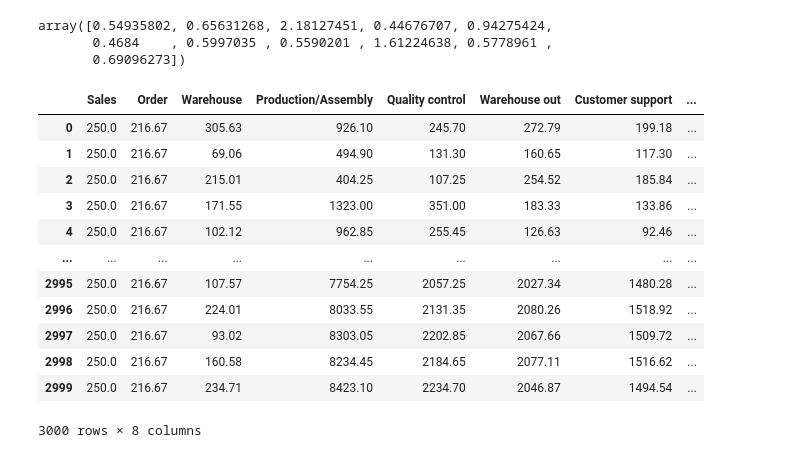
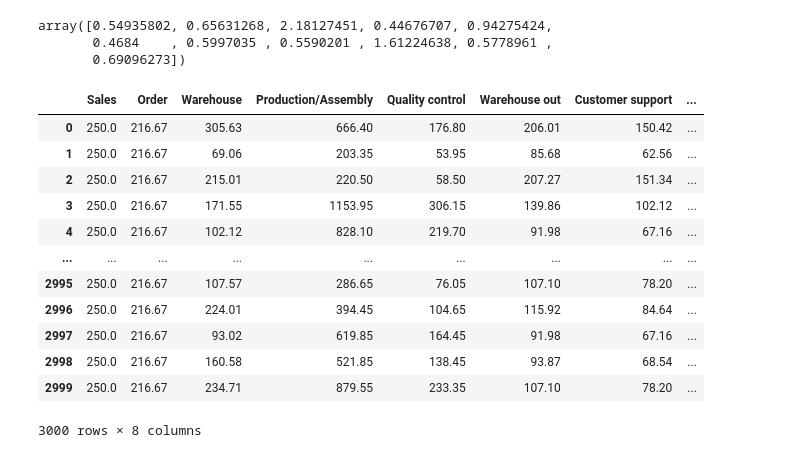
Before and after one commit to PaulineMalaguti/EBA3630, a Jupyter notebook: Customer Profitability Index/Problem 2/2customerprofitability.ipynb, the cells around one changed output. Saved outputs shown, nothing was run; the diff lists cells and outputs as text; code cells hidden in the pictures.

Commit message:
corrected error in indirect cost but need optmimisation ?

```diff
--- a/Customer Profitability Index/Problem 2/2customerprofitability.ipynb
+++ b/Customer Profitability Index/Problem 2/2customerprofitability.ipynb
@@ -394,26 +394,26 @@ array([0.54935802, 0.65631268, 2.18127451, 0.44676707, 0.94275424,
 # %%
 products_indirect_costs = pd.DataFrame(columns = cost_info['Activity'].values.tolist())
 products_indirect_costs['Sales'] = np.repeat(cost_info.at[0, 'Unit Cost'], len(sale_product))
 products_indirect_costs['Order'] = np.repeat(cost_info.at[1, 'Unit Cost'], len(sale_product))
 products_indirect_costs['Warehouse'] = np.round((sale_product.iloc[:,2:] * ic_warehouse).sum(axis=1),2)
-products_indirect_costs['Production/Assembly'] = np.round((direct_driver_used).sum(axis=1) * cost_info.at[3, 'Unit Cost'],2)
-products_indirect_costs['Quality control'] = np.round((direct_driver_used).sum(axis=1) * cost_info.at[4, 'Unit Cost'],2)
-products_indirect_costs['Warehouse out'] = np.round((sale_product).sum(axis=1) * cost_info.at[5, 'Unit Cost'],2)
-products_indirect_costs['Customer support'] = np.round((sale_product).sum(axis=1) * cost_info.at[6, 'Unit Cost'],2)
+products_indirect_costs['Production/Assembly'] = np.round((direct_driver_used.iloc[:,2:]).sum(axis=1) * cost_info.at[3, 'Unit Cost'],2)
+products_indirect_costs['Quality control'] = np.round((direct_driver_used.iloc[:,2:]).sum(axis=1) * cost_info.at[4, 'Unit Cost'],2)
+products_indirect_costs['Warehouse out'] = np.round((sale_product.iloc[:,2:]).sum(axis=1) * cost_info.at[5, 'Unit Cost'],2)
+products_indirect_costs['Customer support'] = np.round((sale_product.iloc[:,2:]).sum(axis=1) * cost_info.at[6, 'Unit Cost'],2)
 
 products_indirect_costs['Total indirect cost'] = products_indirect_costs.sum(axis =1)
 products_indirect_costs
 # %% [output]
 |  | Sales | Order | Warehouse | Production/Assembly | Quality control | Warehouse out | Customer support | ... |
-| 0 | 250.0 | 216.67 | 305.63 | 926.10 | 245.70 | 272.79 | 199.18 | ... |
-| 1 | 250.0 | 216.67 | 69.06 | 494.90 | 131.30 | 160.65 | 117.30 | ... |
-| 2 | 250.0 | 216.67 | 215.01 | 404.25 | 107.25 | 254.52 | 185.84 | ... |
-| 3 | 250.0 | 216.67 | 171.55 | 1323.00 | 351.00 | 183.33 | 133.86 | ... |
-| 4 | 250.0 | 216.67 | 102.12 | 962.85 | 255.45 | 126.63 | 92.46 | ... |
+| 0 | 250.0 | 216.67 | 305.63 | 666.40 | 176.80 | 206.01 | 150.42 | ... |
+| 1 | 250.0 | 216.67 | 69.06 | 203.35 | 53.95 | 85.68 | 62.56 | ... |
+| 2 | 250.0 | 216.67 | 215.01 | 220.50 | 58.50 | 207.27 | 151.34 | ... |
+| 3 | 250.0 | 216.67 | 171.55 | 1153.95 | 306.15 | 139.86 | 102.12 | ... |
+| 4 | 250.0 | 216.67 | 102.12 | 828.10 | 219.70 | 91.98 | 67.16 | ... |
 | ... | ... | ... | ... | ... | ... | ... | ... | ... |
-| 2995 | 250.0 | 216.67 | 107.57 | 7754.25 | 2057.25 | 2027.34 | 1480.28 | ... |
-| 2996 | 250.0 | 216.67 | 224.01 | 8033.55 | 2131.35 | 2080.26 | 1518.92 | ... |
-| 2997 | 250.0 | 216.67 | 93.02 | 8303.05 | 2202.85 | 2067.66 | 1509.72 | ... |
-| 2998 | 250.0 | 216.67 | 160.58 | 8234.45 | 2184.65 | 2077.11 | 1516.62 | ... |
-| 2999 | 250.0 | 216.67 | 234.71 | 8423.10 | 2234.70 | 2046.87 | 1494.54 | ... |
+| 2995 | 250.0 | 216.67 | 107.57 | 286.65 | 76.05 | 107.10 | 78.20 | ... |
+| 2996 | 250.0 | 216.67 | 224.01 | 394.45 | 104.65 | 115.92 | 84.64 | ... |
+| 2997 | 250.0 | 216.67 | 93.02 | 619.85 | 164.45 | 91.98 | 67.16 | ... |
+| 2998 | 250.0 | 216.67 | 160.58 | 521.85 | 138.45 | 93.87 | 68.54 | ... |
+| 2999 | 250.0 | 216.67 | 234.71 | 879.55 | 233.35 | 107.10 | 78.20 | ... |
 3000 rows × 8 columns
```
